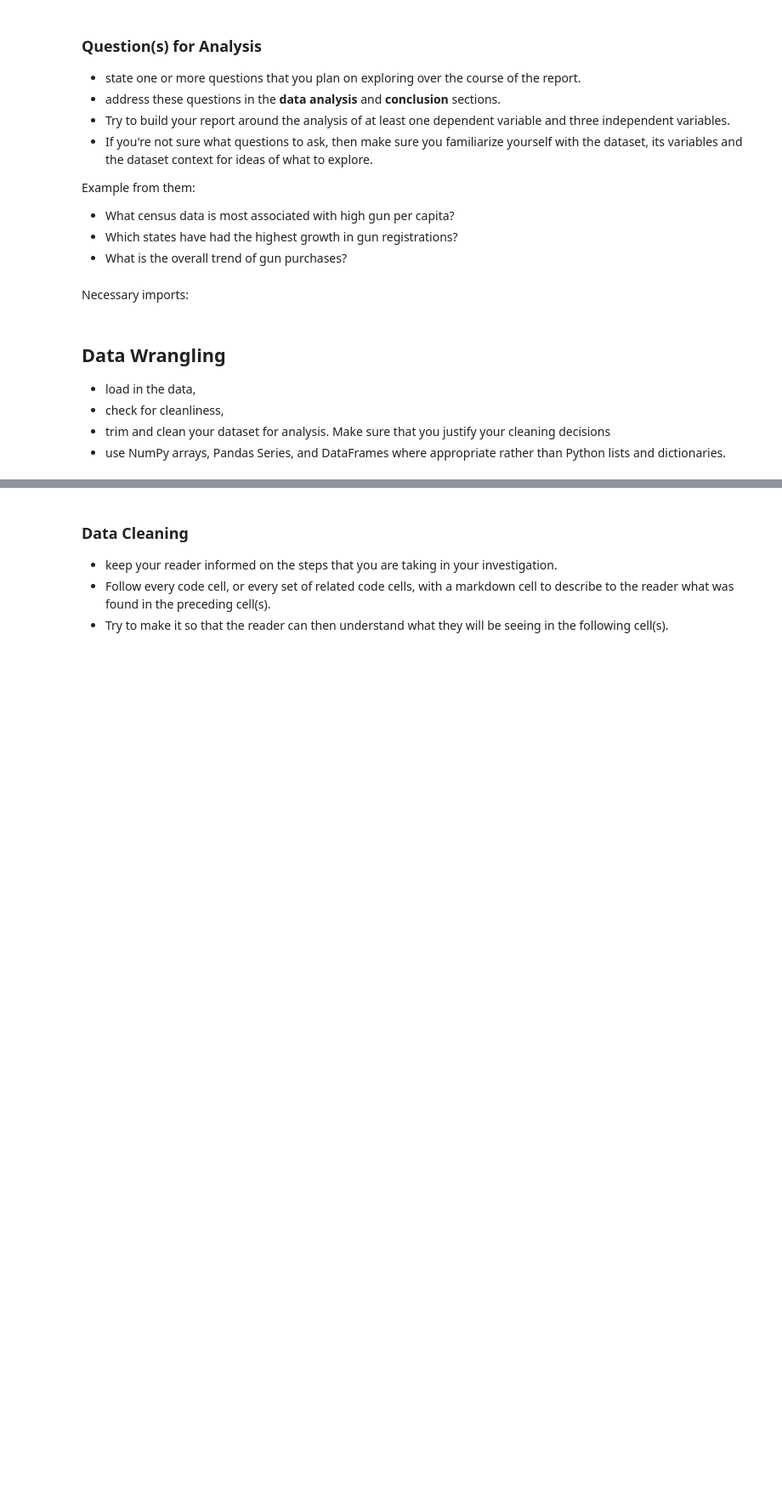
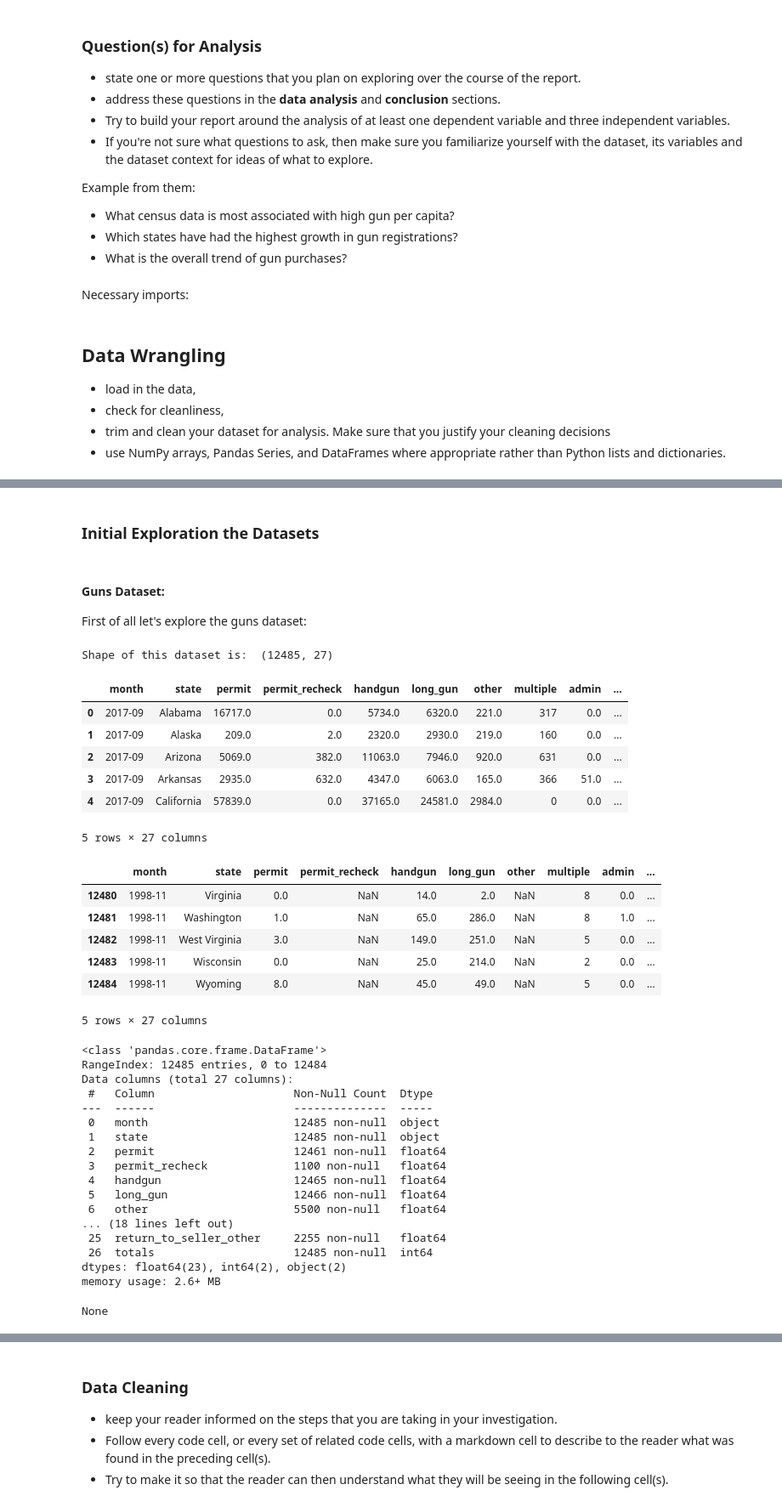
Before and after one commit to sondosaabed/NICS-firearm-background-checks-investigation, a Jupyter notebook: Investigatimg_Ncis_and_Census_data.ipynb, the cells around one changed output, grey strips where cells are left out. Shown: that part at 85% size. Saved outputs shown, nothing was run; the diff lists cells and outputs as text; code cells hidden in the pictures; blank space fills up the shorter version.

```diff
--- a/Investigatimg_Ncis_and_Census_data.ipynb
+++ b/Investigatimg_Ncis_and_Census_data.ipynb
@@ -73,0 +170,2 @@ dfs = load_data()
+# %% [markdown]
+### Initial Exploration the Datasets
@@ -73,0 +185,39 @@ dfs = load_data()
+# %% [markdown]
+#### Guns Dataset:
+First of all let's explore the guns dataset:
+# %%
+initial_exploration(guns_dataset)
+# %% [output]
+Shape of this dataset is:  (12485, 27)
+|  | month | state | permit | permit_recheck | handgun | long_gun | other | multiple | admin | ... |
+| 0 | 2017-09 | Alabama | 16717.0 | 0.0 | 5734.0 | 6320.0 | 221.0 | 317 | 0.0 | ... |
+| 1 | 2017-09 | Alaska | 209.0 | 2.0 | 2320.0 | 2930.0 | 219.0 | 160 | 0.0 | ... |
+| 2 | 2017-09 | Arizona | 5069.0 | 382.0 | 11063.0 | 7946.0 | 920.0 | 631 | 0.0 | ... |
+| 3 | 2017-09 | Arkansas | 2935.0 | 632.0 | 4347.0 | 6063.0 | 165.0 | 366 | 51.0 | ... |
+| 4 | 2017-09 | California | 57839.0 | 0.0 | 37165.0 | 24581.0 | 2984.0 | 0 | 0.0 | ... |
+5 rows × 27 columns
+|  | month | state | permit | permit_recheck | handgun | long_gun | other | multiple | admin | ... |
+| 12480 | 1998-11 | Virginia | 0.0 | NaN | 14.0 | 2.0 | NaN | 8 | 0.0 | ... |
+| 12481 | 1998-11 | Washington | 1.0 | NaN | 65.0 | 286.0 | NaN | 8 | 1.0 | ... |
+| 12482 | 1998-11 | West Virginia | 3.0 | NaN | 149.0 | 251.0 | NaN | 5 | 0.0 | ... |
+| 12483 | 1998-11 | Wisconsin | 0.0 | NaN | 25.0 | 214.0 | NaN | 2 | 0.0 | ... |
+| 12484 | 1998-11 | Wyoming | 8.0 | NaN | 45.0 | 49.0 | NaN | 5 | 0.0 | ... |
+5 rows × 27 columns
+<class 'pandas.core.frame.DataFrame'>
+RangeIndex: 12485 entries, 0 to 12484
+Data columns (total 27 columns):
+ #   Column                     Non-Null Count  Dtype
+---  ------                     --------------  -----
+ 0   month                      12485 non-null  object
+ 1   state                      12485 non-null  object
+ 2   permit                     12461 non-null  float64
+ 3   permit_recheck             1100 non-null   float64
+ 4   handgun                    12465 non-null  float64
+ 5   long_gun                   12466 non-null  float64
+ 6   other                      5500 non-null   float64
+... (18 lines left out)
+ 25  return_to_seller_other     2255 non-null   float64
+ 26  totals                     12485 non-null  int64
+dtypes: float64(23), int64(2), object(2)
+memory usage: 2.6+ MB
+None
```
Also changed, not shown: parts of 22 cells of this notebook.
